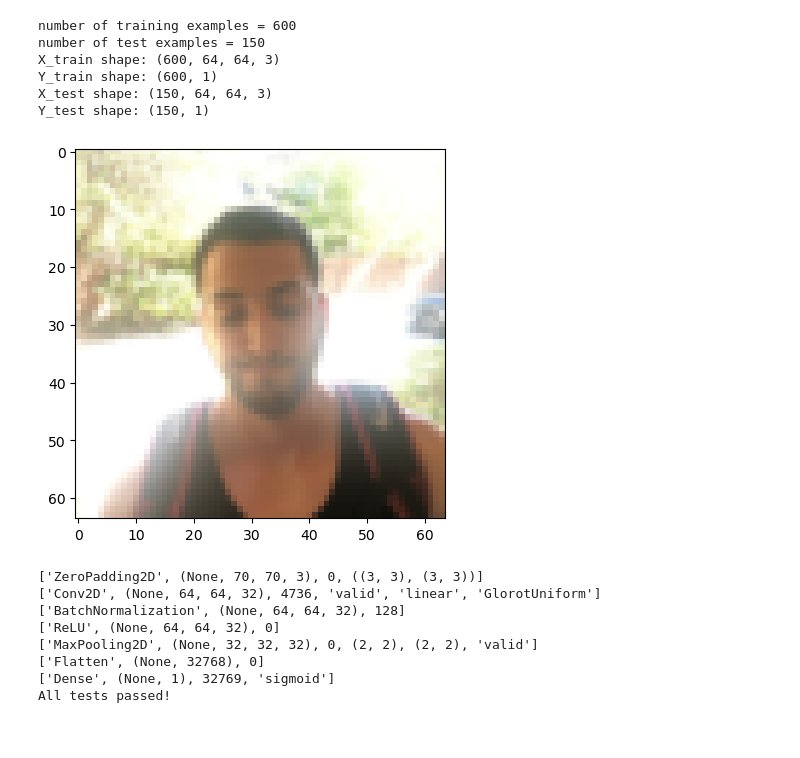
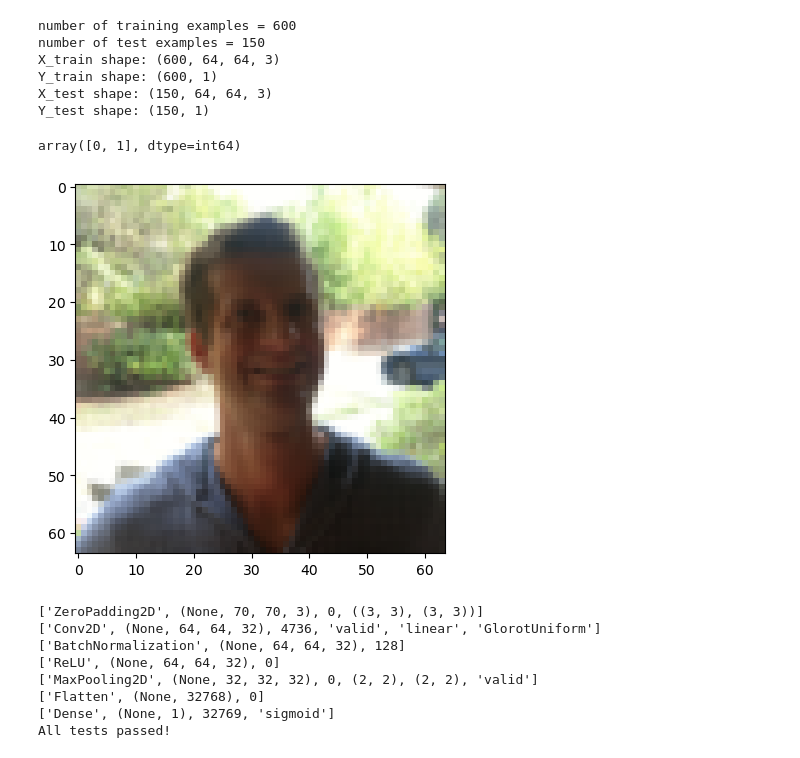
Before and after one commit to yt-one/ml-teach, a Jupyter notebook: 17_卷积神经网络介绍.ipynb, the cells around one changed output. Drawn from its saved outputs; the diff is of its cells as text; code cells hidden in the pictures.

```diff
--- a/17_卷积神经网络介绍.ipynb
+++ b/17_卷积神经网络介绍.ipynb
@@ -860,12 +863,17 @@ X_train shape: (600, 64, 64, 3)
 Y_train shape: (600, 1)
 X_test shape: (150, 64, 64, 3)
 Y_test shape: (150, 1)
+# %%
+classes
+# %% [output]
+array([0, 1], dtype=int64)
 # %%
-index = 124
+import matplotlib.pyplot as plt
+index = 1
 plt.imshow(X_train_orig[index]) #display sample training image
 plt.show()
 # %% [output]
-[figure, old version]
+[figure, new version]
 # %%
 def happyModel():
     """
```
Also changed, not shown: parts of 15 cells of this notebook, 1 other file.
